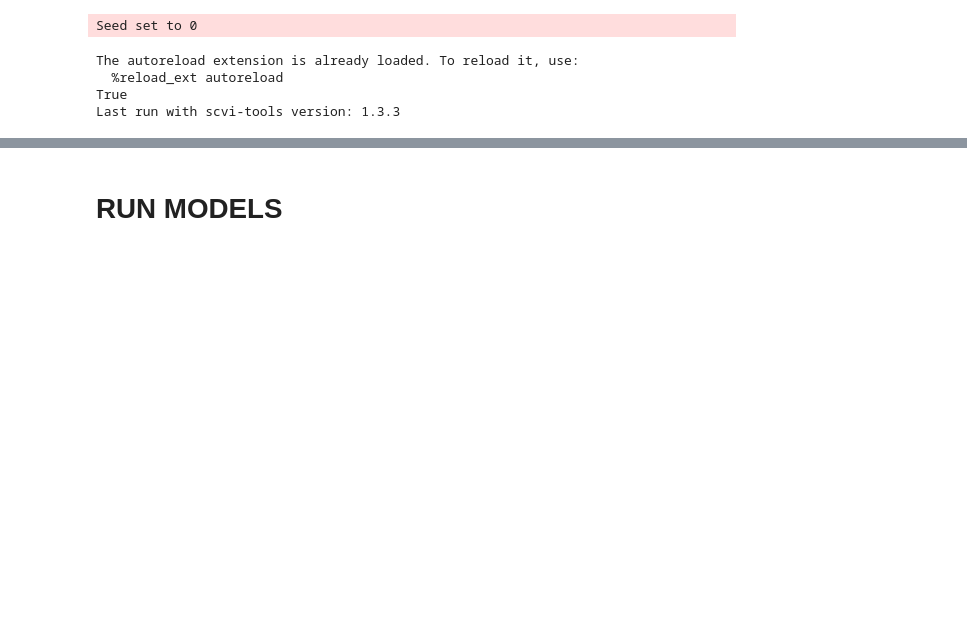
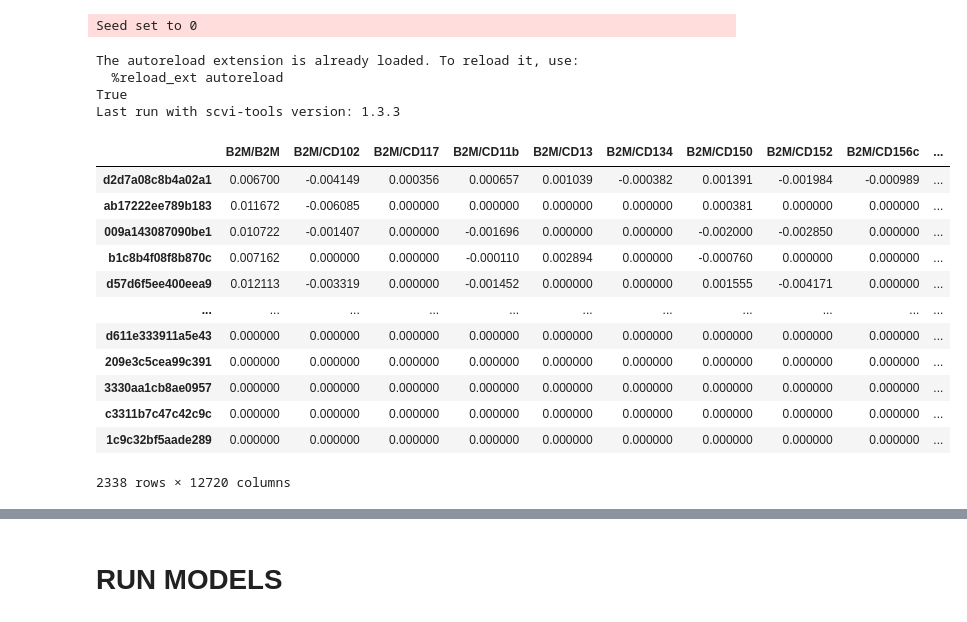
Before and after one commit to zhsegal/PxlgnProject, a Jupyter notebook: figure_2/figure2_models.ipynb, the cells around one changed output, grey strips where cells are left out. Saved outputs shown, nothing was run; the diff lists cells and outputs as text; code cells hidden in the pictures; blank space fills up the shorter version.

```diff
--- a/figure_2/figure2_models.ipynb
+++ b/figure_2/figure2_models.ipynb
@@ -106,4 +106,20 @@ results=pd.DataFrame.from_dict(hotspot_results_dict, orient="index").fillna(0)
 common = adata.obs_names.intersection(results.index)
 adata = adata[common].copy()
 adata.obsm["HOTSPOT"] = results.loc[adata.obs_names]
+# %%
+results
+# %% [output]
+|  | B2M/B2M | B2M/CD102 | B2M/CD117 | B2M/CD11b | B2M/CD13 | B2M/CD134 | B2M/CD150 | B2M/CD152 | B2M/CD156c | ... |
+| d2d7a08c8b4a02a1 | 0.006700 | -0.004149 | 0.000356 | 0.000657 | 0.001039 | -0.000382 | 0.001391 | -0.001984 | -0.000989 | ... |
+| ab17222ee789b183 | 0.011672 | -0.006085 | 0.000000 | 0.000000 | 0.000000 | 0.000000 | 0.000381 | 0.000000 | 0.000000 | ... |
+| 009a143087090be1 | 0.010722 | -0.001407 | 0.000000 | -0.001696 | 0.000000 | 0.000000 | -0.002000 | -0.002850 | 0.000000 | ... |
+| b1c8b4f08f8b870c | 0.007162 | 0.000000 | 0.000000 | -0.000110 | 0.002894 | 0.000000 | -0.000760 | 0.000000 | 0.000000 | ... |
+| d57d6f5ee400eea9 | 0.012113 | -0.003319 | 0.000000 | -0.001452 | 0.000000 | 0.000000 | 0.001555 | -0.004171 | 0.000000 | ... |
+| ... | ... | ... | ... | ... | ... | ... | ... | ... | ... | ... |
+| d611e333911a5e43 | 0.000000 | 0.000000 | 0.000000 | 0.000000 | 0.000000 | 0.000000 | 0.000000 | 0.000000 | 0.000000 | ... |
+| 209e3c5cea99c391 | 0.000000 | 0.000000 | 0.000000 | 0.000000 | 0.000000 | 0.000000 | 0.000000 | 0.000000 | 0.000000 | ... |
+| 3330aa1cb8ae0957 | 0.000000 | 0.000000 | 0.000000 | 0.000000 | 0.000000 | 0.000000 | 0.000000 | 0.000000 | 0.000000 | ... |
+| c3311b7c47c42c9c | 0.000000 | 0.000000 | 0.000000 | 0.000000 | 0.000000 | 0.000000 | 0.000000 | 0.000000 | 0.000000 | ... |
+| 1c9c32bf5aade289 | 0.000000 | 0.000000 | 0.000000 | 0.000000 | 0.000000 | 0.000000 | 0.000000 | 0.000000 | 0.000000 | ... |
+2338 rows × 12720 columns
 # %%
```
Also changed, not shown: parts of 11 cells of this notebook, 2 other files.
